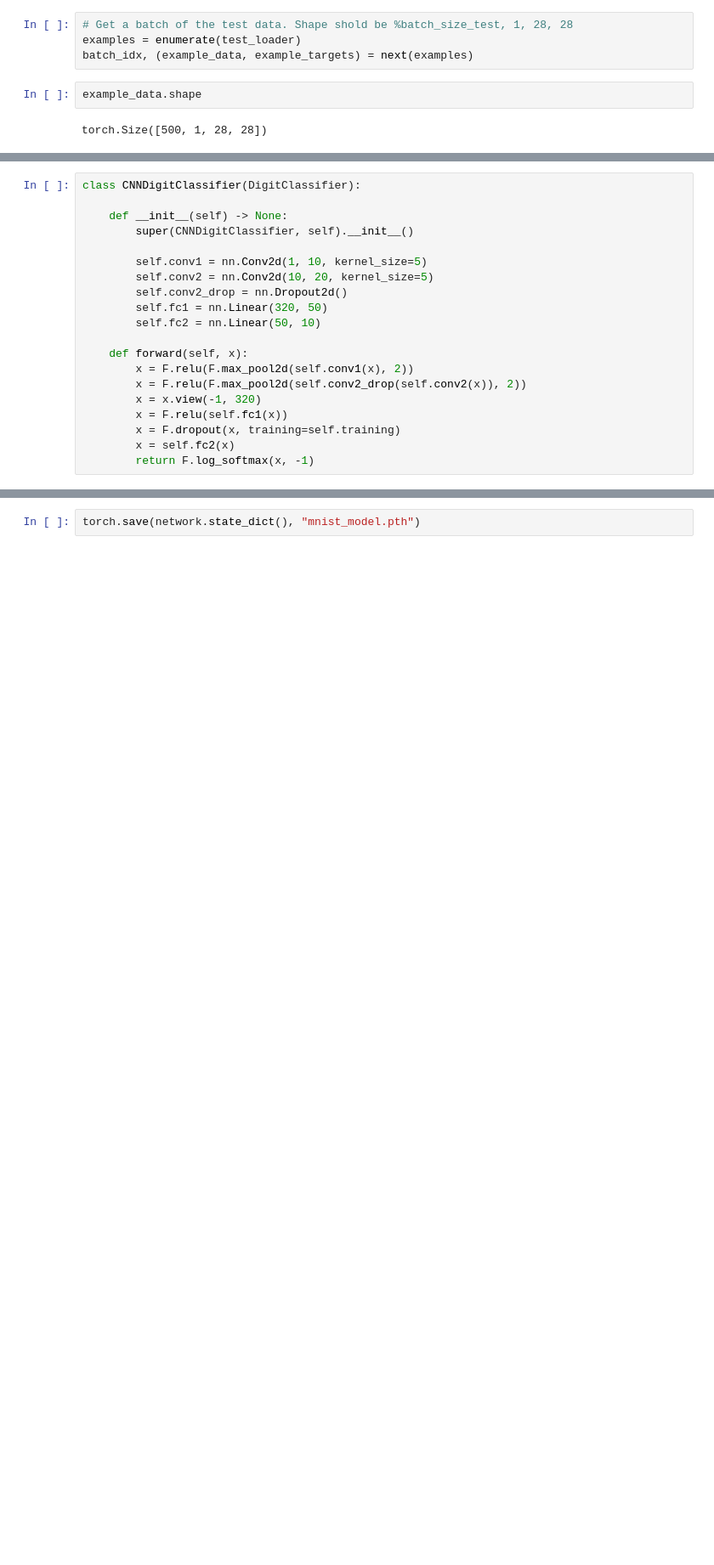
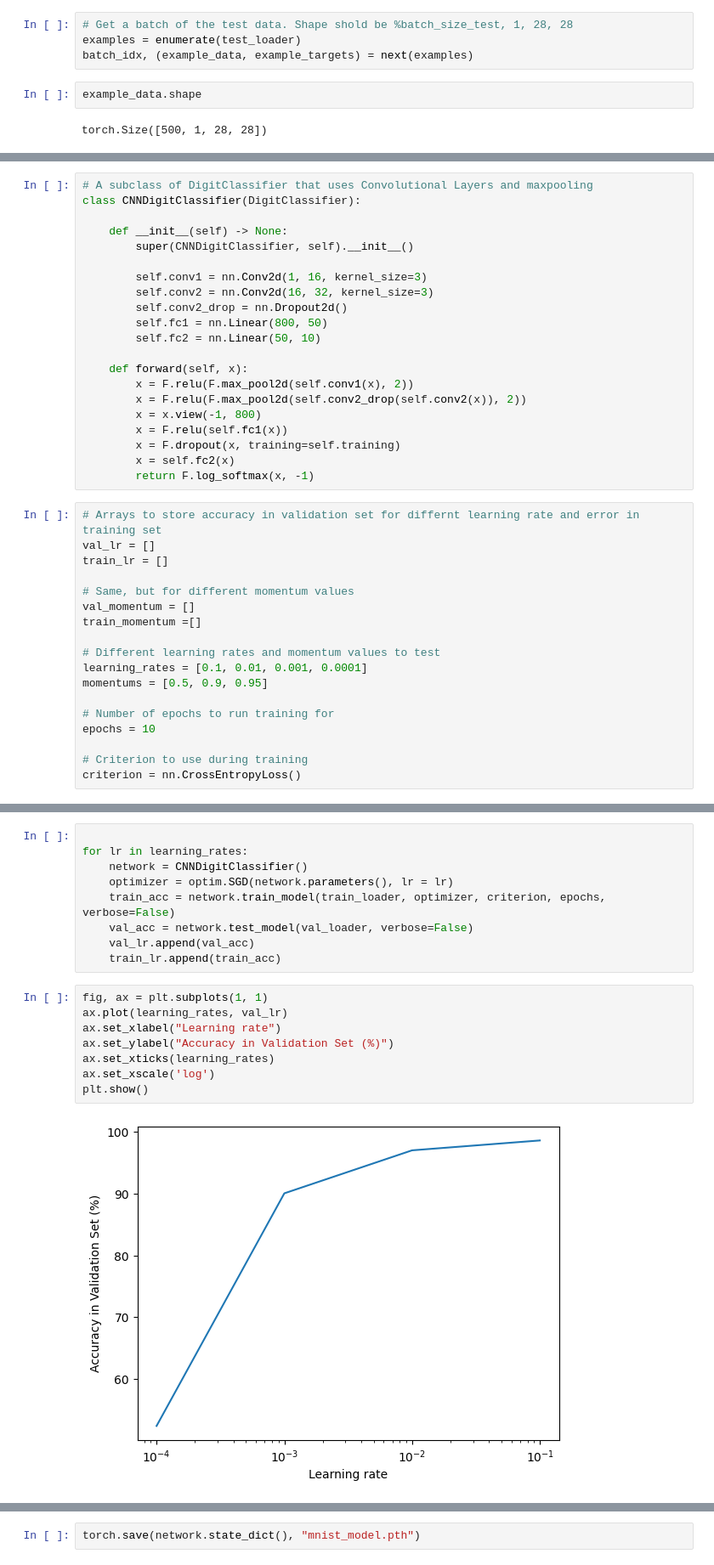
Before and after one commit to GohanDGeo/Digit-Recognition-MNIST, a Jupyter notebook: mnist.ipynb, the cells around one changed output, grey strips where cells are left out. Shown at 85% size. Drawn from its saved outputs; the diff is of its cells as text; blank space fills up the shorter version.

```diff
--- a/mnist.ipynb
+++ b/mnist.ipynb
@@ -110,22 +136,41 @@ class LinearDigitClassifier(DigitClassifier):
         x = F.relu(self.fc3(x))
         return F.log_softmax(x, -1)
 # %%
+# A subclass of DigitClassifier that uses Convolutional Layers and maxpooling
 class CNNDigitClassifier(DigitClassifier):
 
     def __init__(self) -> None:
         super(CNNDigitClassifier, self).__init__()
 
-        self.conv1 = nn.Conv2d(1, 10, kernel_size=5)
-        self.conv2 = nn.Conv2d(10, 20, kernel_size=5)
+        self.conv1 = nn.Conv2d(1, 16, kernel_size=3)
+        self.conv2 = nn.Conv2d(16, 32, kernel_size=3)
         self.conv2_drop = nn.Dropout2d()
-        self.fc1 = nn.Linear(320, 50)
+        self.fc1 = nn.Linear(800, 50)
         self.fc2 = nn.Linear(50, 10)
 
     def forward(self, x):
         x = F.relu(F.max_pool2d(self.conv1(x), 2))
         x = F.relu(F.max_pool2d(self.conv2_drop(self.conv2(x)), 2))
-        x = x.view(-1, 320)
+        x = x.view(-1, 800)
         x = F.relu(self.fc1(x))
         x = F.dropout(x, training=self.training)
         x = self.fc2(x)
         return F.log_softmax(x, -1)
+# %%
+# Arrays to store accuracy in validation set for differnt learning rate and error in training set
+val_lr = []
+train_lr = []
+
+# Same, but for different momentum values
+val_momentum = []
+train_momentum =[]
+
+# Different learning rates and momentum values to test
+learning_rates = [0.1, 0.01, 0.001, 0.0001]
+momentums = [0.5, 0.9, 0.95]
+
+# Number of epochs to run training for
+epochs = 10
+
+# Criterion to use during training
+criterion = nn.CrossEntropyLoss()
@@ -131,0 +179,19 @@ class CNNDigitClassifier(DigitClassifier):
+# %%
+
+for lr in learning_rates:
+    network = CNNDigitClassifier()
+    optimizer = optim.SGD(network.parameters(), lr = lr)
+    train_acc = network.train_model(train_loader, optimizer, criterion, epochs, verbose=False)
+    val_acc = network.test_model(val_loader, verbose=False)
+    val_lr.append(val_acc)
+    train_lr.append(train_acc)
+# %%
+fig, ax = plt.subplots(1, 1)
+ax.plot(learning_rates, val_lr)
+ax.set_xlabel("Learning rate")
+ax.set_ylabel("Accuracy in Validation Set (%)")
+ax.set_xticks(learning_rates)
+ax.set_xscale('log')
+plt.show()
+# %% [output]
+[figure, added]
```
Also changed, not shown: parts of 25 cells of this notebook, 1 other file.
